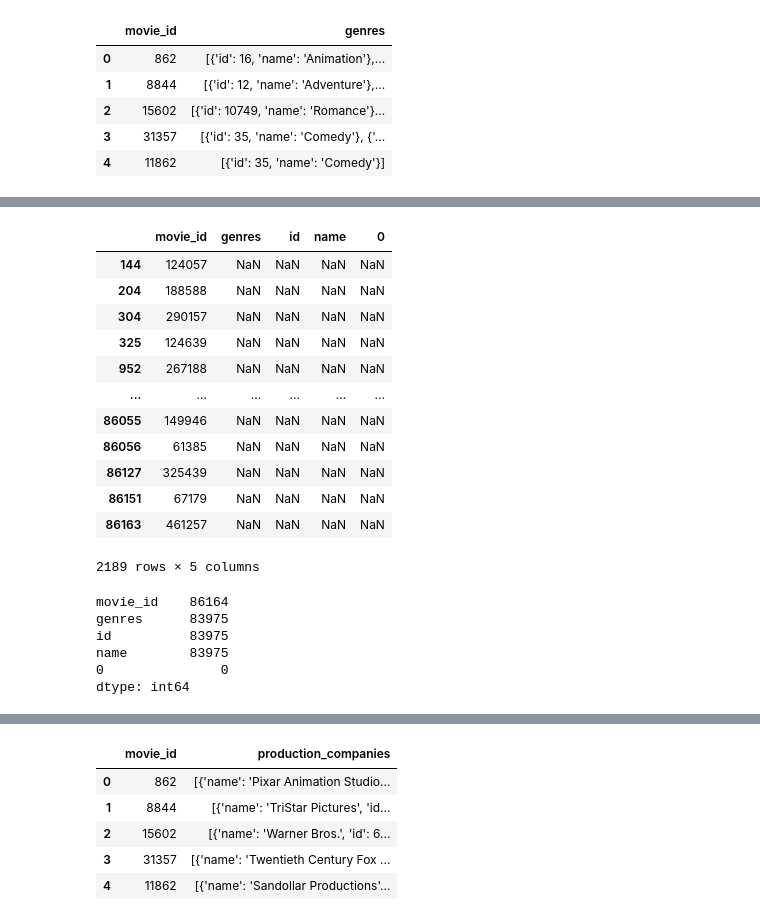
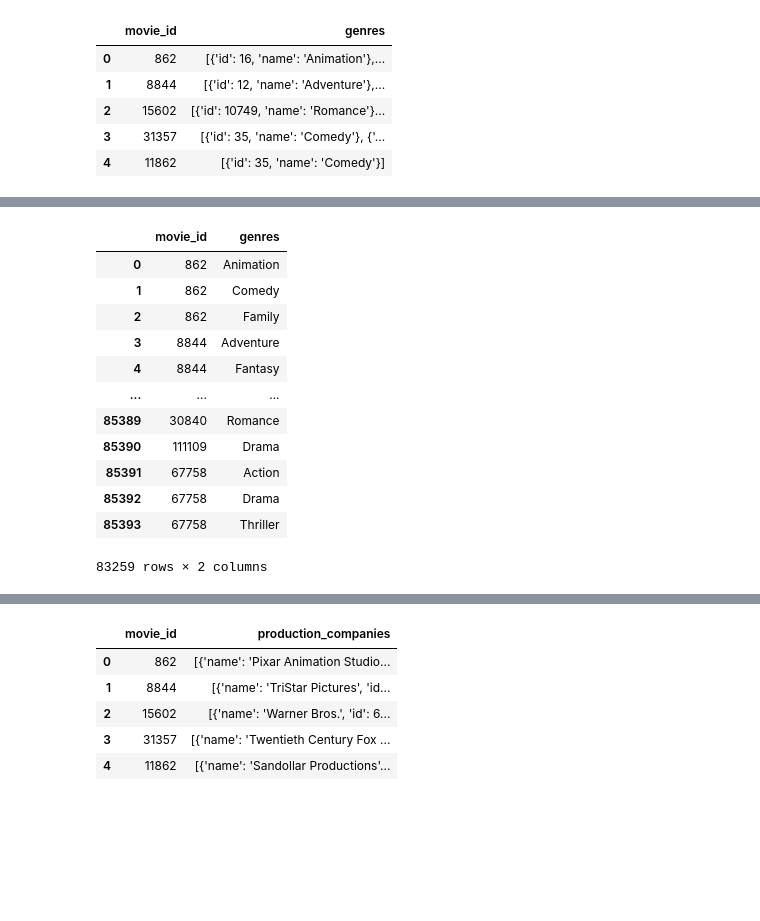
Before and after one commit to caseygomez/Female-Representation-In-The-Film-Industry, a Jupyter notebook: movies_metadata_ETL.ipynb, the cells around one changed output, grey strips where cells are left out. Saved outputs shown, nothing was run; the diff lists cells and outputs as text; code cells hidden in the pictures; blank space fills up the shorter version.

Commit message:
Correct movies_metadata

```diff
--- a/movies_metadata_ETL.ipynb
+++ b/movies_metadata_ETL.ipynb
@@ -37,3 +37,7 @@ video                    45460
 vote_average             45460
 vote_count               45460
 dtype: int64
+# %%
+#Keeps rows in which the 'status' column = Released, and then drop the 'status' column.
+meta_df = meta_df[meta_df['status'] == 'Released']
+meta_df.count()
@@ -66,7 +88,7 @@ vote_count               45451
 dtype: int64
 # %%
 #Drop additional columns
-meta_df = meta_df.drop(['belongs_to_collection', 'budget', 'homepage', 'overview', 'popularity', 'poster_path', 'revenue', 'runtime','spoken_languages', 'status', 'tagline', 'video', 'imdb_id', 'title'], axis=1)
+meta_df = meta_df.drop(['belongs_to_collection', 'budget', 'homepage', 'overview', 'popularity', 'poster_path', 'revenue', 'runtime','spoken_languages', 'tagline', 'video', 'imdb_id', 'title'], axis=1)
 meta_df.head(10)
 # %% [output]
 |  | genres | id | original_language | original_title | production_companies | production_countries | ... |
@@ -242,28 +287,19 @@ genres_df
 # %%
-#Check for null values
-genres_df[genres_df['name'].isnull()]
+# drop rows with null values
+clean_genres_df.dropna(inplace = True, axis=0)
+
+clean_genres_df
 # %% [output]
-|  | movie_id | genres | id | name | 0 |
-| 144 | 124057 | NaN | NaN | NaN | NaN |
-| 204 | 188588 | NaN | NaN | NaN | NaN |
-| 304 | 290157 | NaN | NaN | NaN | NaN |
-| 325 | 124639 | NaN | NaN | NaN | NaN |
-| 952 | 267188 | NaN | NaN | NaN | NaN |
-| ... | ... | ... | ... | ... | ... |
-| 86055 | 149946 | NaN | NaN | NaN | NaN |
-| 86056 | 61385 | NaN | NaN | NaN | NaN |
-| 86127 | 325439 | NaN | NaN | NaN | NaN |
-| 86151 | 67179 | NaN | NaN | NaN | NaN |
-| 86163 | 461257 | NaN | NaN | NaN | NaN |
+|  | movie_id | genres |
+| 0 | 862 | Animation |
+| 1 | 862 | Comedy |
+| 2 | 862 | Family |
+| 3 | 8844 | Adventure |
+| 4 | 8844 | Fantasy |
+| ... | ... | ... |
+| 85389 | 30840 | Romance |
+| 85390 | 111109 | Drama |
+| 85391 | 67758 | Action |
+| 85392 | 67758 | Drama |
+| 85393 | 67758 | Thriller |
-2189 rows × 5 columns
+83259 rows × 2 columns
-# %%
-#Drop the remaining empty rows.
-genres_df= genres_df.dropna(axis=0, how='all')
-genres_df.count()
-# %% [output]
-movie_id    86164
-genres      83975
-id          83975
-name        83975
-0               0
-dtype: int64
```
Also changed, not shown: parts of 40 cells of this notebook, 6 other files.
